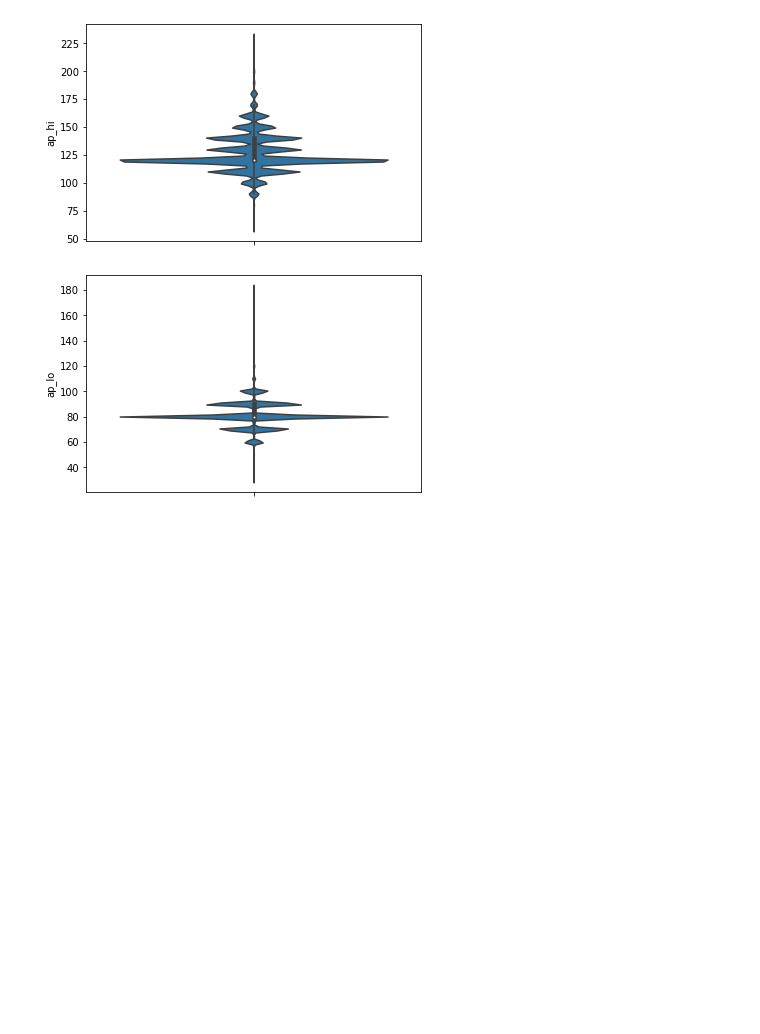
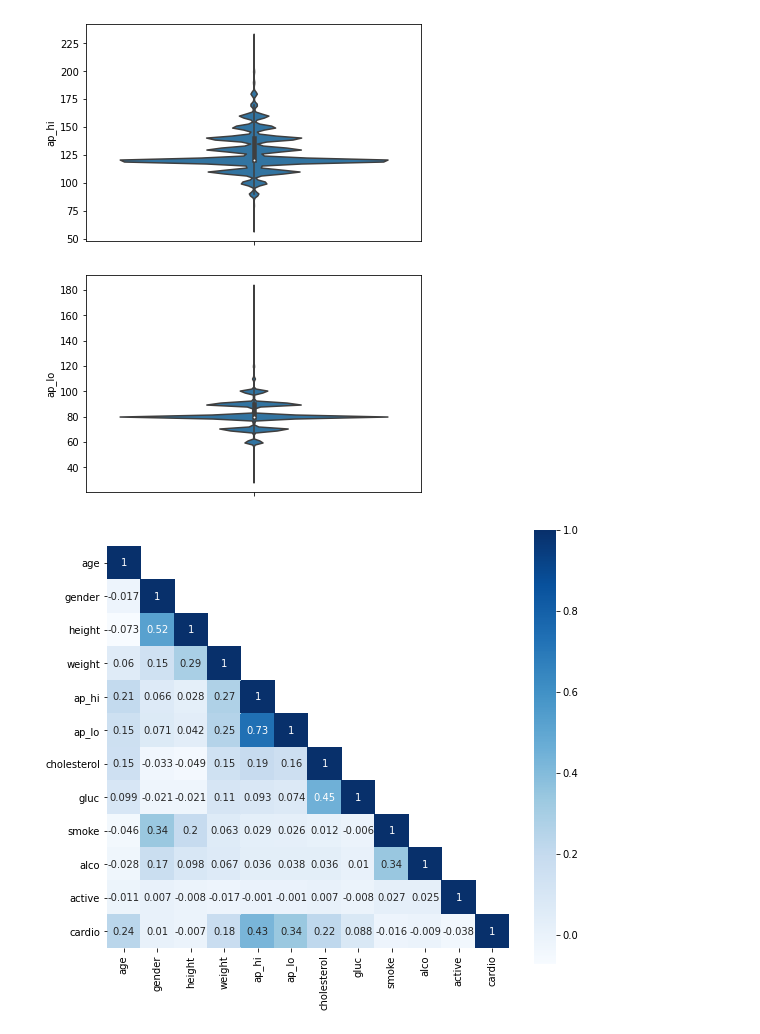
Before and after one commit to LJ171/CardioDiseaseClassification, a Jupyter notebook: 01_data_exploration/DataExploration.ipynb, the cells around one changed output. Drawn from its saved outputs; the diff is of its cells as text; code cells hidden in the pictures; blank space fills up the shorter version.

Commit message:
Update DataExploration.ipynb
Correlation Matrix before & after

```diff
--- a/01_data_exploration/DataExploration.ipynb
+++ b/01_data_exploration/DataExploration.ipynb
@@ -307,3 +307,11 @@ for i in labels_new:
 [figure]
 [figure]
 [figure]
+# %%
+corrmat = np.round(data_df.corr(), 3)
+corrmat = corrmat.mask(np.invert(np.tril(np.ones(corrmat.shape)).astype(np.bool)))
+
+x, y = plt.subplots(figsize=(9, 8))
+sns.heatmap(corrmat,square=True, cmap="Blues",annot=True);
+# %% [output]
+[figure, added]
```
Also changed, not shown: parts of 2 cells of this notebook.
